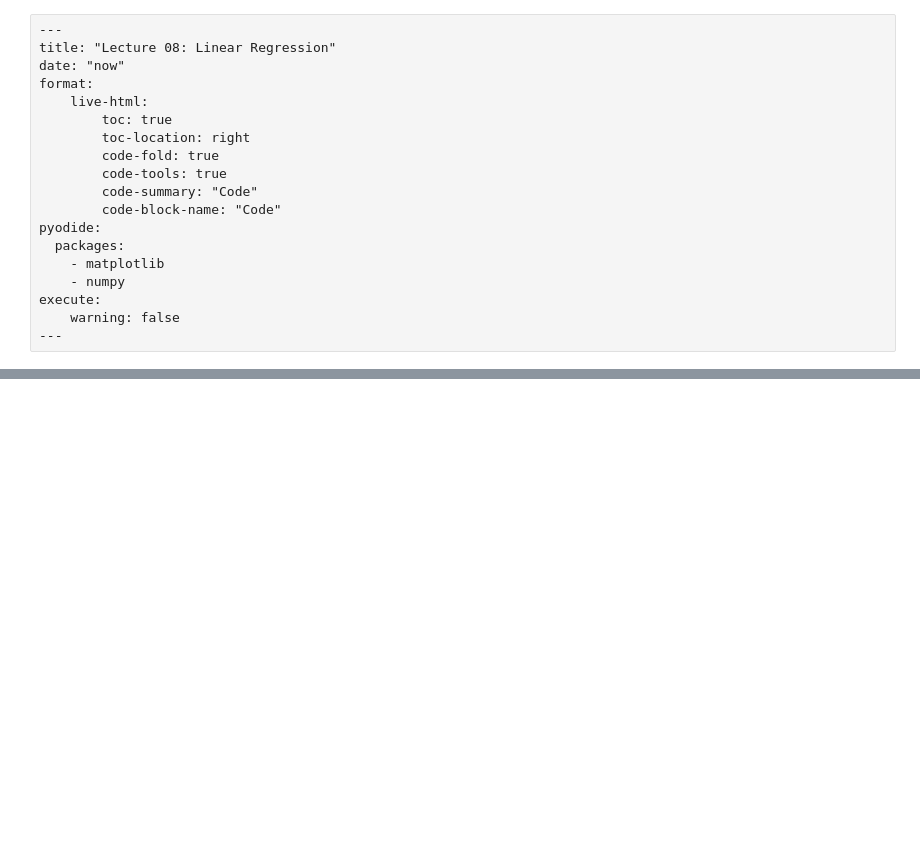
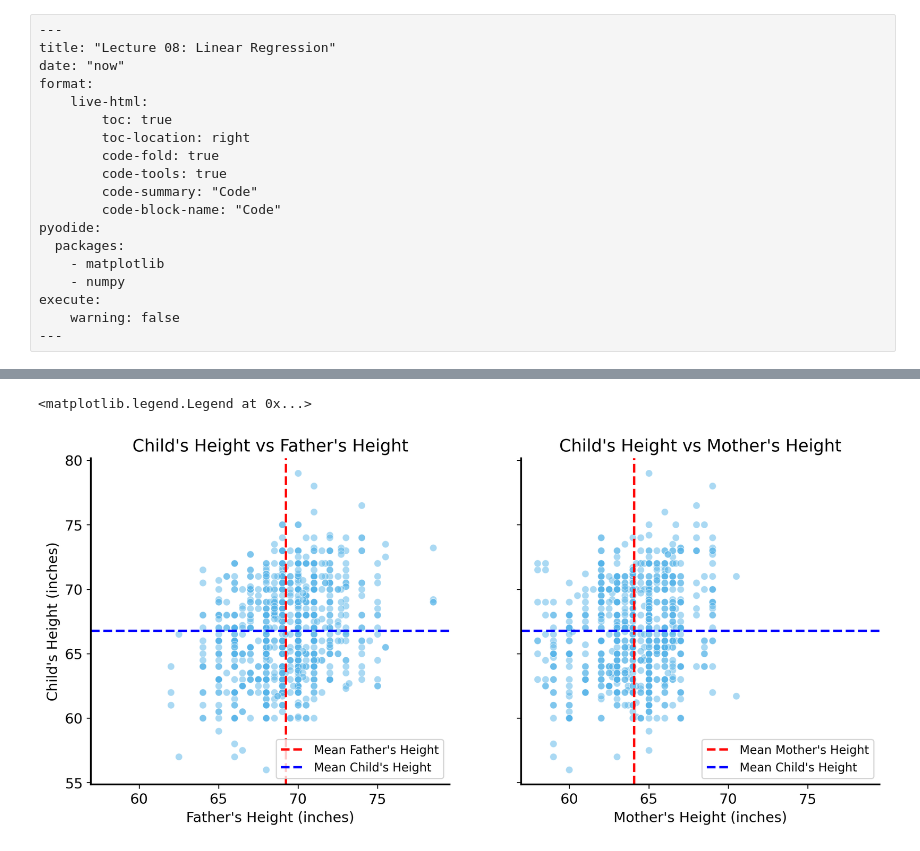
Before and after one commit to jrudoler-teaching/understanding-uncertainty, a Jupyter notebook: notebooks/lecture-08.ipynb, the cells around one changed output, grey strips where cells are left out. Saved outputs shown, nothing was run; the diff lists cells and outputs as text; code cells hidden in the pictures; blank space fills up the shorter version.

```diff
--- a/notebooks/lecture-08.ipynb
+++ b/notebooks/lecture-08.ipynb
@@ -33,0 +99,22 @@ Now that we've talked about inference in depth, it is time to talk about **predi
+# %%
+fig, ax = plt.subplots(1, 2, figsize=(12, 5), sharey=True, sharex=True)
+# plot the heights of children against the heights of their fathers
+sns.scatterplot(data=galton, x="father", y="height", ax=ax[0], alpha=0.5)
+ax[0].set_xlabel("Father's Height (inches)")
+ax[0].set_ylabel("Child's Height (inches)")
+ax[0].set_title("Child's Height vs Father's Height")
+ax[0].axvline(galton["father"].mean(), color="red", linestyle="--", label="Mean Father's Height")
+ax[0].axhline(mean_height, color="blue", linestyle="--", label="Mean Child's Height")
+ax[0].legend(loc='lower right')
+
+# plot the heights of children against the heights of their mothers
+sns.scatterplot(data=galton, x="mother", y="height", ax=ax[1], alpha=0.5)
+ax[1].set_xlabel("Mother's Height (inches)")
+ax[1].set_ylabel("Child's Height (inches)")
+ax[1].set_title("Child's Height vs Mother's Height")
+ax[1].axvline(galton["mother"].mean(), color="red", linestyle="--", label="Mean Mother's Height")
+ax[1].axhline(mean_height, color="blue", linestyle="--", label="Mean Child's Height")
+ax[1].legend(loc='lower right')
+# %% [output]
+<matplotlib.legend.Legend at 0x...>
+[figure, added]
```
Also changed, not shown: parts of 23 cells of this notebook, 13 other files.
